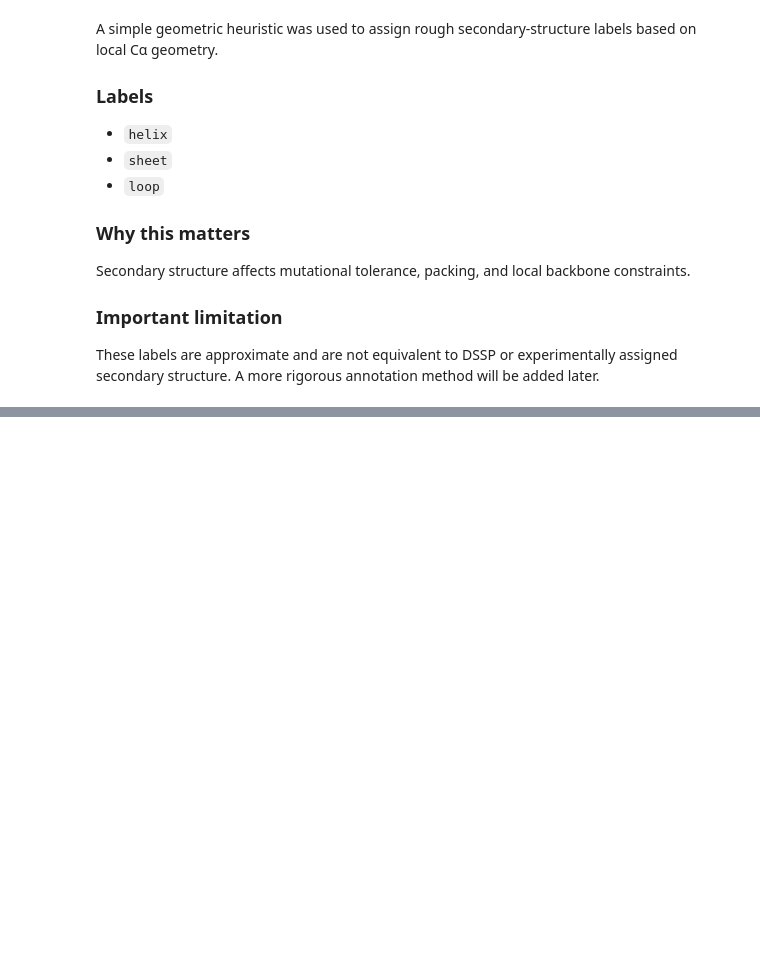
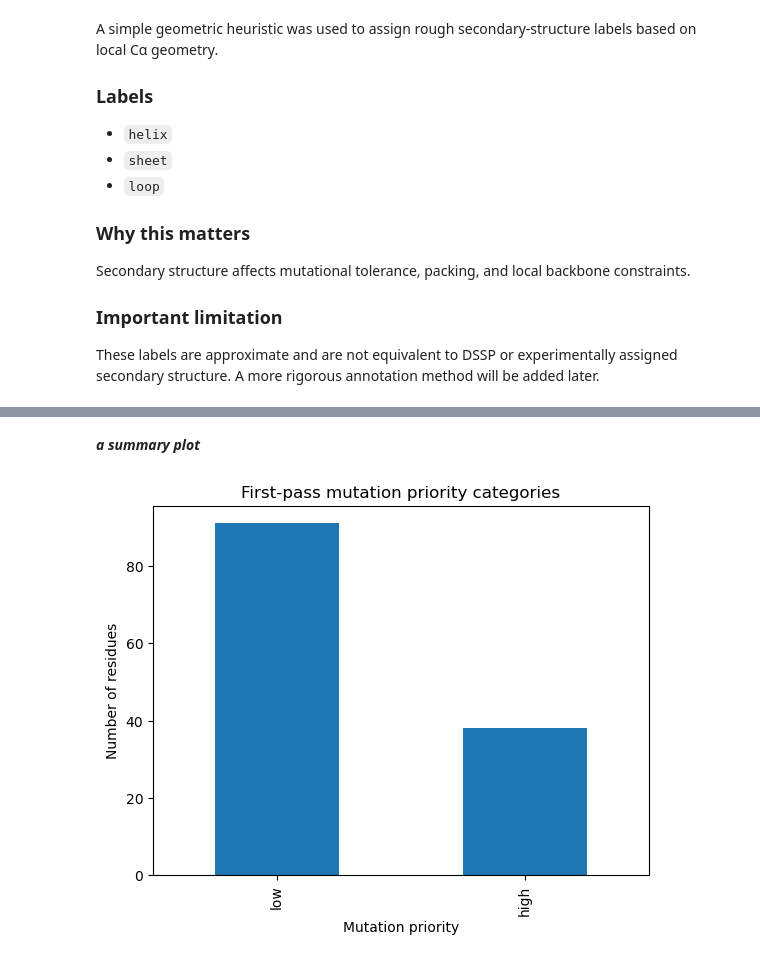
Before and after one commit to mhaindarkar/protein-design-pipeline, a Jupyter notebook: notebooks/01_structure_introduction.ipynb, the cells around one changed output, grey strips where cells are left out. Drawn from its saved outputs; the diff is of its cells as text; code cells hidden in the pictures; blank space fills up the shorter version.

```diff
--- a/notebooks/01_structure_introduction.ipynb
+++ b/notebooks/01_structure_introduction.ipynb
@@ -517,0 +543,22 @@ These labels are approximate and are not equivalent to DSSP or experimentally as
+# %%
+def mutation_reason(row):
+    reasons = []
+
+    if row["environment"] == "surface":
+        reasons.append("surface")
+    if row["environment"] == "core":
+        reasons.append("core")
+
+    if row["ss_simple"] == "loop":
+        reasons.append("loop")
+    elif row["ss_simple"] == "sheet":
+        reasons.append("sheet")
+    elif row["ss_simple"] == "helix":
+        reasons.append("helix")
+
+    if row["is_special_residue"]:
+        reasons.append("special_residue")
+
+    return ";".join(reasons)
+
+residue_df["mutation_priority_reason"] = residue_df.apply(mutation_reason, axis=1)
@@ -517,0 +625,10 @@ These labels are approximate and are not equivalent to DSSP or experimentally as
+# %% [markdown]
+***a summary plot***
+# %%
+residue_df["mutation_priority"].value_counts().plot(kind="bar")
+plt.xlabel("Mutation priority")
+plt.ylabel("Number of residues")
+plt.title("First-pass mutation priority categories")
+plt.show()
+# %% [output]
+[figure, added]
```
Also changed, not shown: parts of 24 cells of this notebook, 3 other files.
